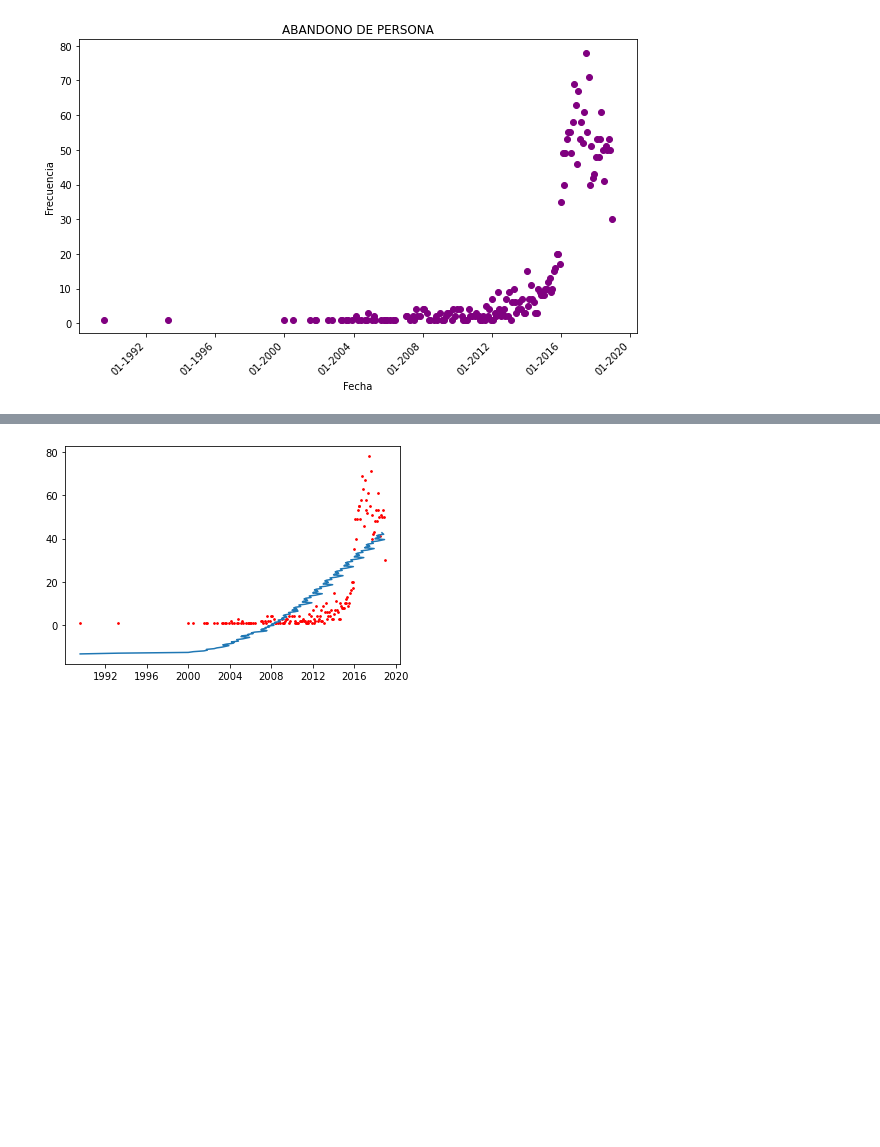
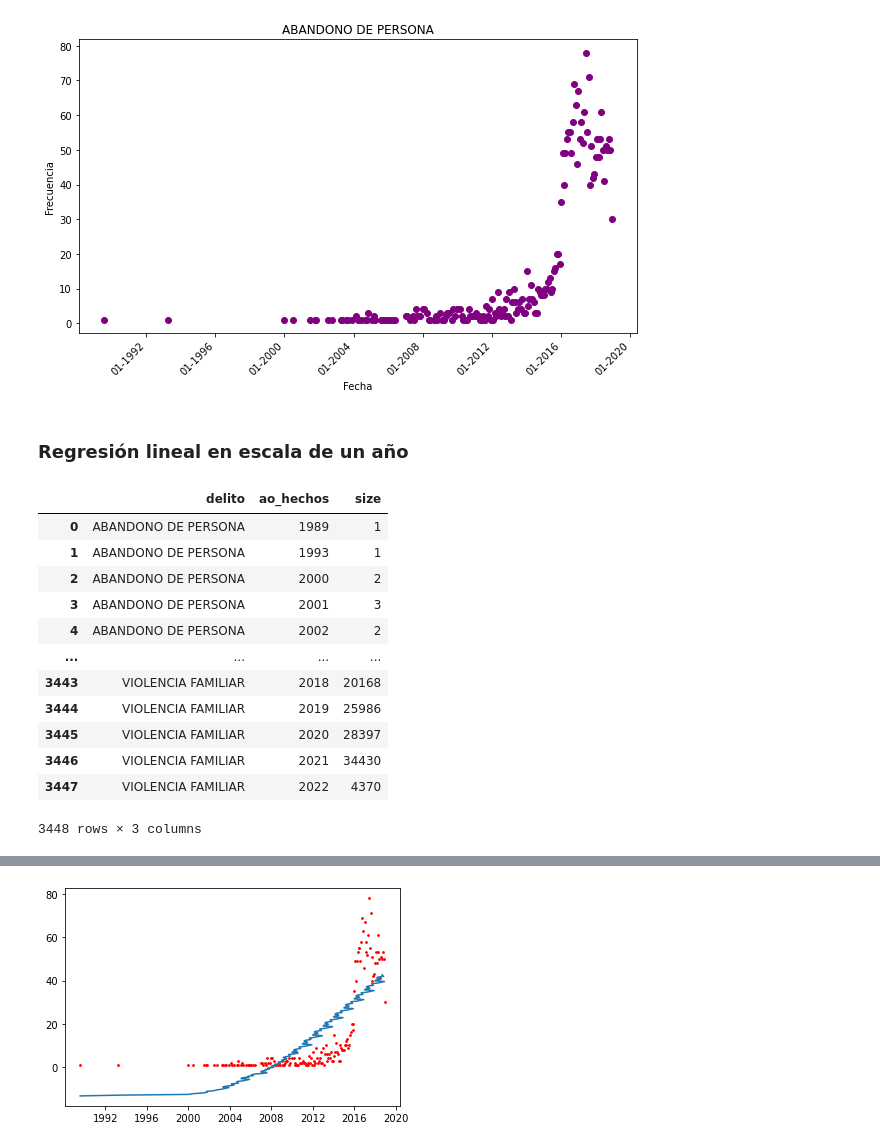
Before and after one commit to lorenaphys/OPI, a Jupyter notebook: Soluciones.ipynb, the cells around one changed output, grey strips where cells are left out. Cells and saved outputs as stored; diff of their text form; code cells hidden in the pictures; blank space fills up the shorter version.

```diff
--- a/Soluciones.ipynb
+++ b/Soluciones.ipynb
@@ -191,0 +129,2 @@ pip install financialanalysis
+# %% [markdown]
+### Regresión lineal en escala de un año
@@ -191,0 +133,16 @@ pip install financialanalysis
+# %%
+delitos_fr_anual
+# %% [output]
+|  | delito | ao_hechos | size |
+| 0 | ABANDONO DE PERSONA | 1989 | 1 |
+| 1 | ABANDONO DE PERSONA | 1993 | 1 |
+| 2 | ABANDONO DE PERSONA | 2000 | 2 |
+| 3 | ABANDONO DE PERSONA | 2001 | 3 |
+| 4 | ABANDONO DE PERSONA | 2002 | 2 |
+| ... | ... | ... | ... |
+| 3443 | VIOLENCIA FAMILIAR | 2018 | 20168 |
+| 3444 | VIOLENCIA FAMILIAR | 2019 | 25986 |
+| 3445 | VIOLENCIA FAMILIAR | 2020 | 28397 |
+| 3446 | VIOLENCIA FAMILIAR | 2021 | 34430 |
+| 3447 | VIOLENCIA FAMILIAR | 2022 | 4370 |
+3448 rows × 3 columns
```
Also changed, not shown: parts of 30 cells of this notebook.
